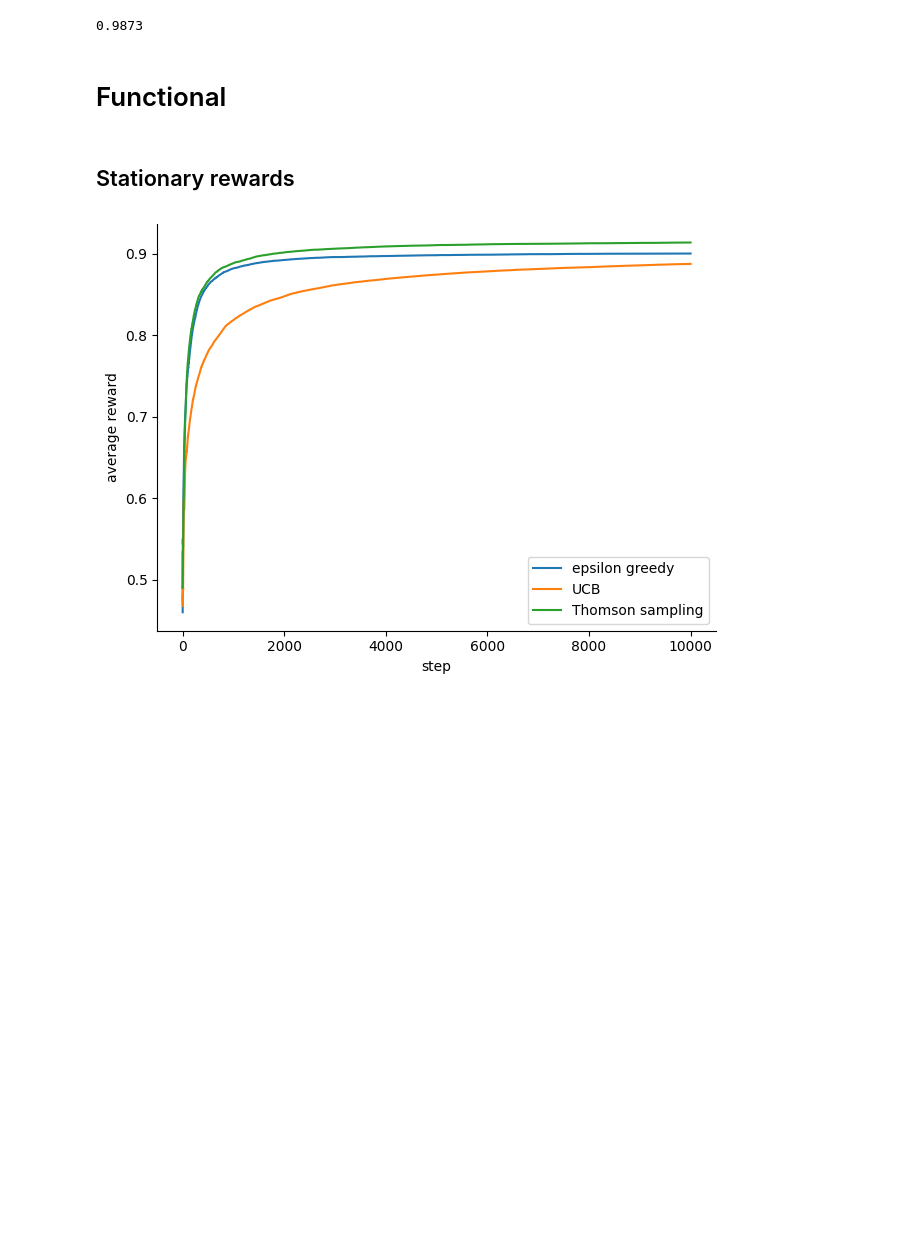
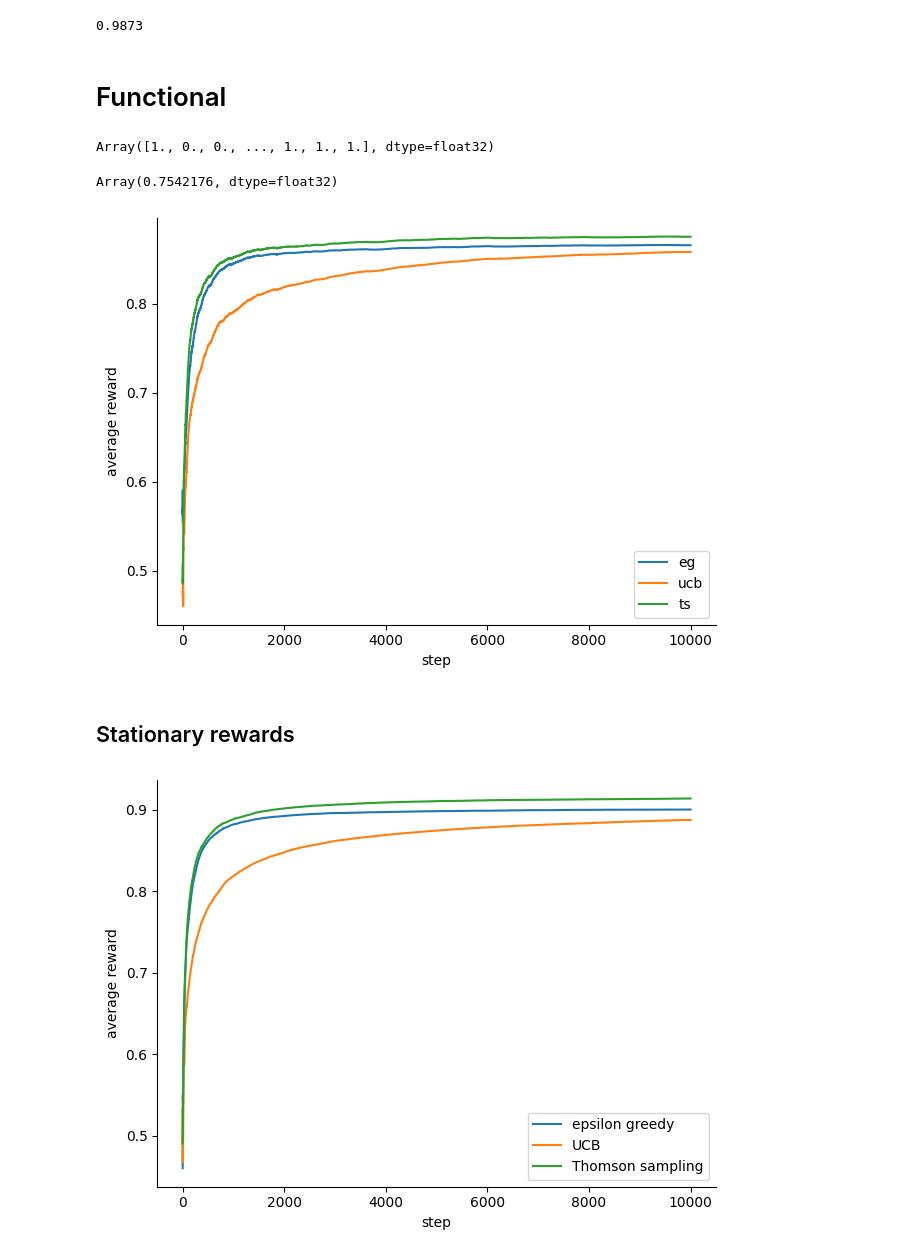
Before and after one commit to clabrugere/jax-bandits, a Jupyter notebook: dev/jax.ipynb, the cells around one changed output. Saved outputs shown, nothing was run; the diff lists cells and outputs as text; code cells hidden in the pictures; blank space fills up the shorter version.

Commit message:
refactor to evaluate policies on the same data

```diff
--- a/dev/jax.ipynb
+++ b/dev/jax.ipynb
@@ -145,3 +145,52 @@ print(ts_rewards.mean())
 0.9873
 # %% [markdown]
 # Functional
+# %%
+from src.bandits.data import biregime_rewards, cosine_interpolation, stationary_rewards
+from src.bandits.environment import simulate
+from src.bandits.policies import epsilon_greedy, thomson_sampling, ucb
+from src.bandits.utils import plot_rewards
+
+key = jax.random.key(1234)
+key_r, key_s = jax.random.split(key, 2)
+
+num_actions = 10
+num_steps = 10_000
+
+true_rewards, _ = stationary_rewards(key_r, num_steps, num_actions)
+state, rewards = simulate(
+    key_s,
+    true_rewards,
+    epsilon_greedy.select_action,
+    epsilon_greedy.update_state,
+    epsilon_greedy.EpsilonGreedyState(0.3, jnp.zeros(num_actions), jnp.zeros(num_actions)),
+    num_steps,
+)
+
+rewards
+# %% [output]
+Array([1., 0., 0., ..., 1., 1., 1.], dtype=float32)
+# %%
+from bandits.environment import simulate_multiple_datasets
+
+key_r, key_i = jax.random.split(key, 2)
+
+num_iter = 100
+num_datasets = 10
+
+keys_r = jax.random.split(key_r, num_datasets)
+batched_true_rewards, _ = jax.vmap(stationary_rewards, in_axes=(0, None, None))(keys_r, num_steps, num_actions)
+
+state, rewards = simulate_multiple_datasets(
+    key_i,
+    batched_true_rewards,
+    epsilon_greedy.select_action,
+    epsilon_greedy.update_state,
+    epsilon_greedy.EpsilonGreedyState(0.3, jnp.zeros(num_actions), jnp.zeros(num_actions)),
+    num_steps,
+    num_iter,
+)
+
+rewards.mean()
+# %% [output]
+Array(0.7542176, dtype=float32)
@@ -148,3 +241,7 @@ print(ts_rewards.mean())
+# %%
+plot_rewards(rewards, ["eg", "ucb", "ts"])
+# %% [output]
+[figure, added]
 # %% [markdown]
 ## Stationary rewards
 # %%
```
Also changed, not shown: parts of 3 cells of this notebook, 6 other files.
